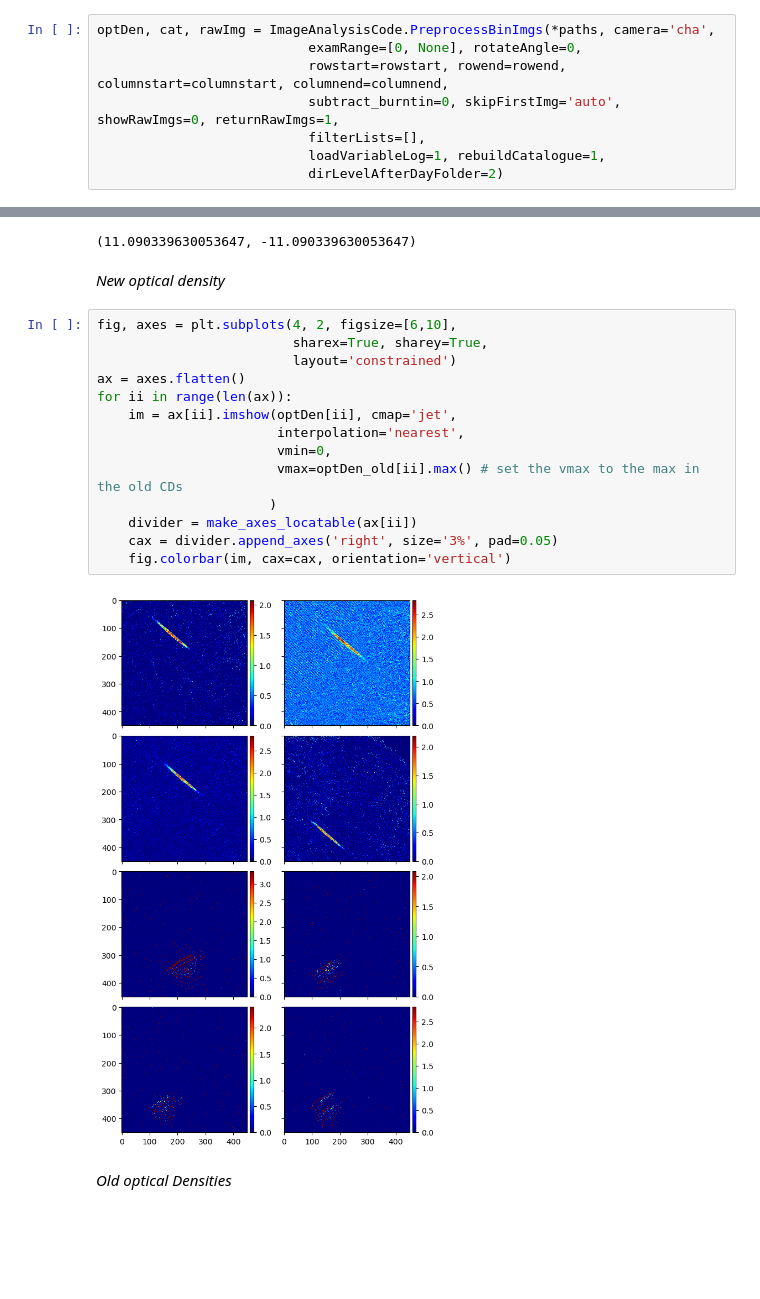
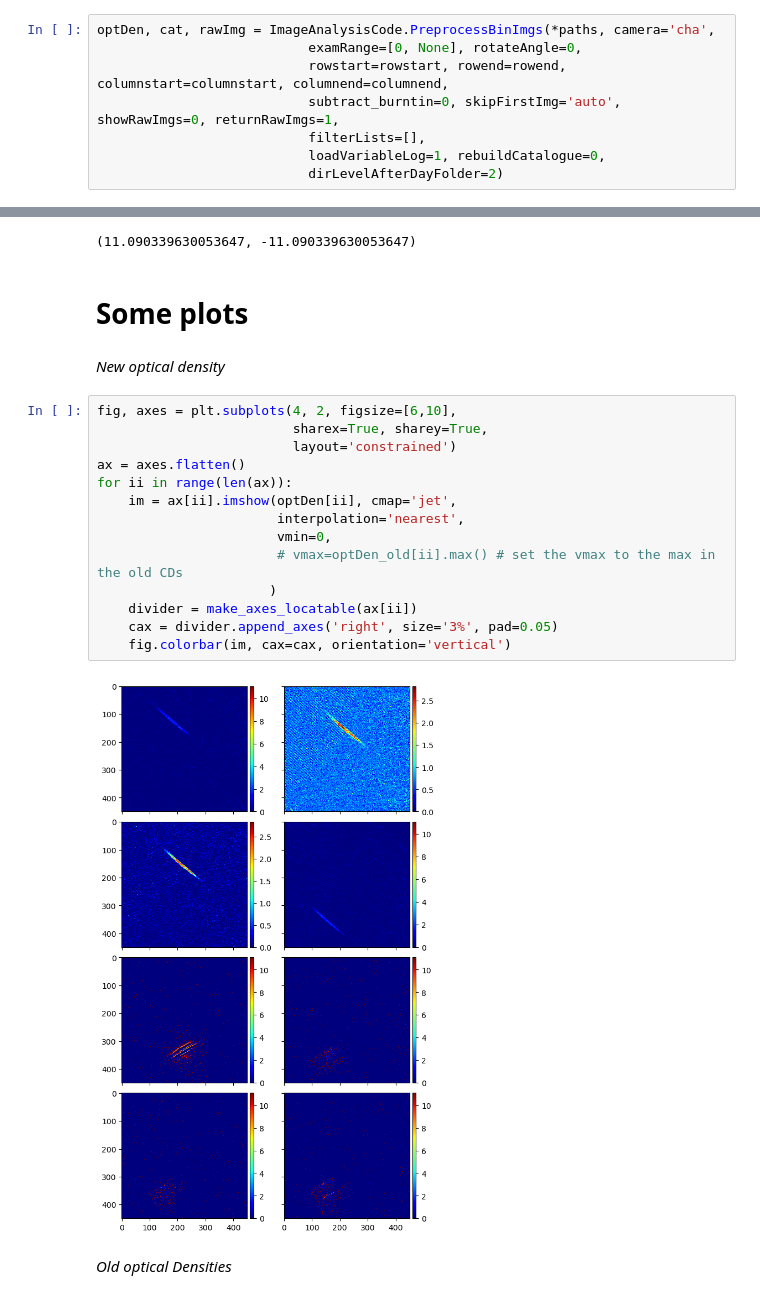
Before and after one commit to insommer/AnalysisCode, a Jupyter notebook: Coding Test/Adapt Chameleon Code.ipynb, the cells around one changed output, grey strips where cells are left out. Cells and saved outputs as stored; diff of their text form; blank space fills up the shorter version.

```diff
--- a/Coding Test/Adapt Chameleon Code.ipynb
+++ b/Coding Test/Adapt Chameleon Code.ipynb
@@ -37,7 +37,7 @@ optDen, cat, rawImg = ImageAnalysisCode.PreprocessBinImgs(*paths, camera='cha',
                            rowstart=rowstart, rowend=rowend, columnstart=columnstart, columnend=columnend,
                            subtract_burntin=0, skipFirstImg='auto', showRawImgs=0, returnRawImgs=1,
                            filterLists=[],
-                           loadVariableLog=1, rebuildCatalogue=1,
+                           loadVariableLog=1, rebuildCatalogue=0,
                            dirLevelAfterDayFolder=2)
 # %% [output]
 subtract burntin         0
@@ -148,24 +148,26 @@ optDen_old.max(), optDen_old.min()
 optDen.max(), optDen.min()
 # %% [output]
 (11.090339630053647, -11.090339630053647)
+# %% [markdown]
+# Some plots
 # %% [markdown]
 *New optical density*
 # %%
 fig, axes = plt.subplots(4, 2, figsize=[6,10],
                          sharex=True, sharey=True,
                          layout='constrained')
 ax = axes.flatten()
 for ii in range(len(ax)):
     im = ax[ii].imshow(optDen[ii], cmap='jet',
                        interpolation='nearest',
                        vmin=0,
-                       vmax=optDen_old[ii].max() # set the vmax to the max in the old CDs
+                       # vmax=optDen_old[ii].max() # set the vmax to the max in the old CDs
                       )
     divider = make_axes_locatable(ax[ii])
     cax = divider.append_axes('right', size='3%', pad=0.05)
     fig.colorbar(im, cax=cax, orientation='vertical')
 # %% [output]
-[figure, old version]
+[figure, new version]
 # %% [markdown]
 *Old optical Densities*
 # %%
```
Also changed, not shown: parts of 45 cells of this notebook, 4 other files.
